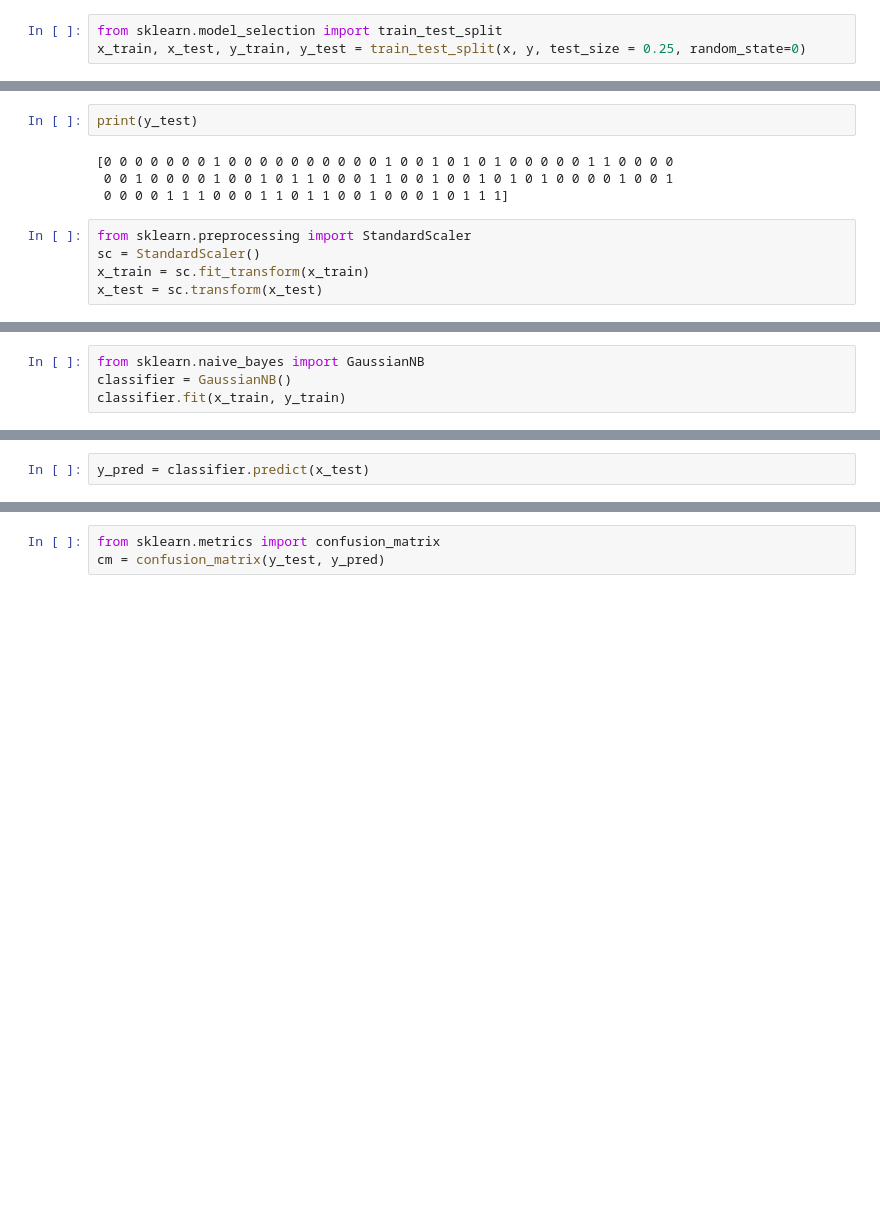
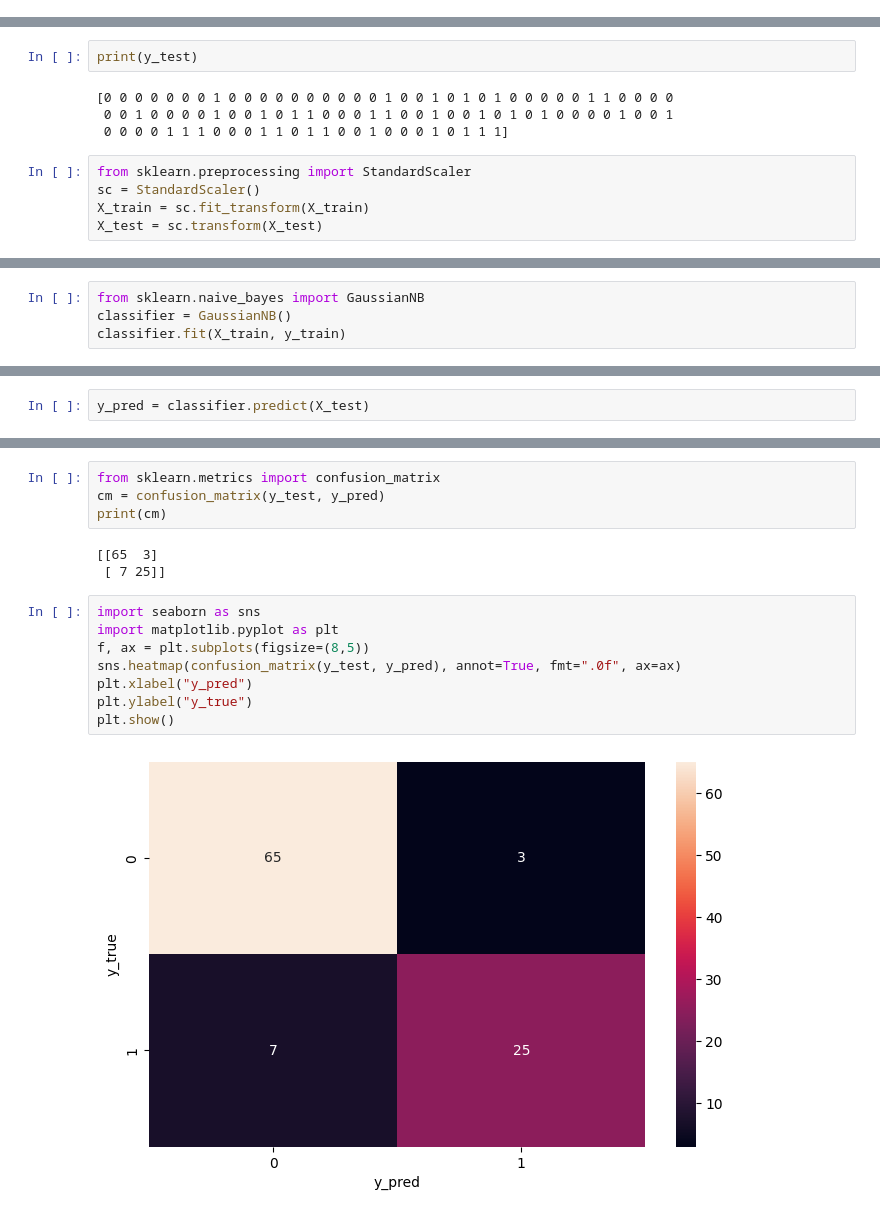
Before and after one commit to uziiekaaaaa/uziiekaa, a Jupyter notebook: naive_bayes.ipynb, the cells around one changed output, grey strips where cells are left out. Drawn from its saved outputs; the diff is of its cells as text; blank space fills up the shorter version.

```diff
--- a/naive_bayes.ipynb
+++ b/naive_bayes.ipynb
@@ -45,3 +39,0 @@ print (y)
-# %%
-from sklearn.model_selection import train_test_split
-x_train, x_test, y_train, y_test = train_test_split(x, y, test_size = 0.25, random_state=0)
@@ -106,6 +46,6 @@ print(y_test)
 # %%
 from sklearn.preprocessing import StandardScaler
 sc = StandardScaler()
-x_train = sc.fit_transform(x_train)
-x_test = sc.transform(x_test)
+X_train = sc.fit_transform(X_train)
+X_test = sc.transform(X_test)
 # %%
@@ -153,4 +55,4 @@ fr
 # %%
 from sklearn.naive_bayes import GaussianNB
 classifier = GaussianNB()
-classifier.fit(x_train, y_train)
+classifier.fit(X_train, y_train)
@@ -157,2 +61,2 @@ classifier.fit(x_train, y_train)
 # %%
-y_pred = classifier.predict(x_test)
+y_pred = classifier.predict(X_test)
@@ -159,5 +79,19 @@ y_pred = classifier.predict(x_test)
 # %%
 from sklearn.metrics import confusion_matrix
 cm = confusion_matrix(y_test, y_pred)
+print(cm)
+# %% [output]
+[[65  3]
+ [ 7 25]]
+# %%
+import seaborn as sns
+import matplotlib.pyplot as plt
+f, ax = plt.subplots(figsize=(8,5))
+sns.heatmap(confusion_matrix(y_test, y_pred), annot=True, fmt=".0f", ax=ax)
+plt.xlabel("y_pred")
+plt.ylabel("y_true")
+plt.show()
+# %% [output]
+[figure, added]
 # %%
 from matplotlib.colors import ListedColormap
```
Also changed, not shown: parts of 16 cells of this notebook.
